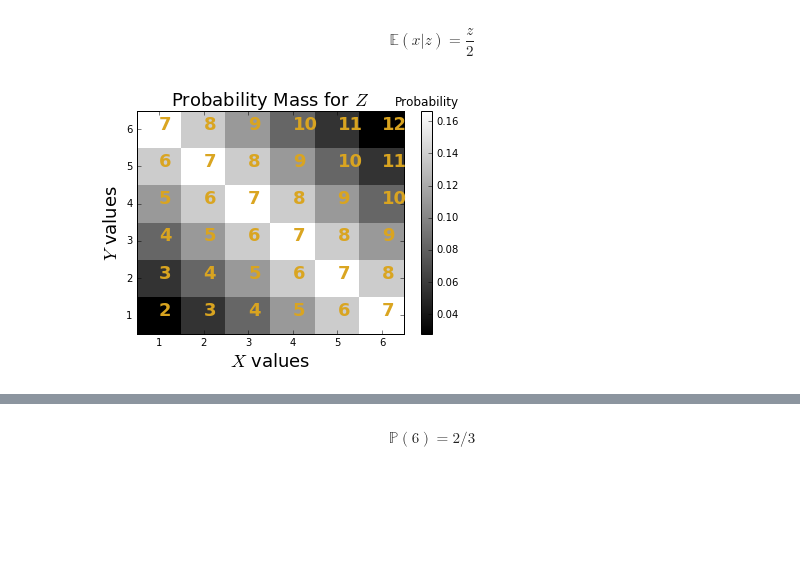
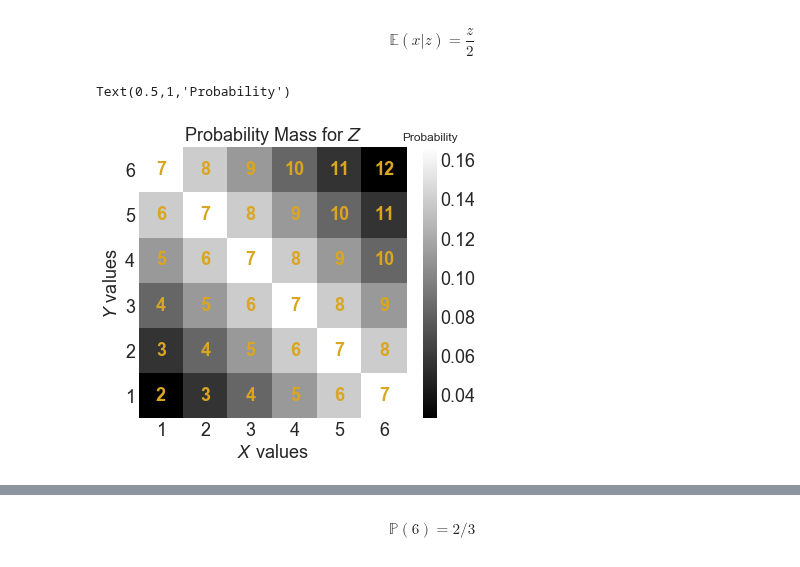
Before and after one commit to hvribeiro/MCSC1, a Jupyter notebook: aulas/02.1 - Introduction to probability.ipynb, the cells around one changed output, grey strips where cells are left out. Drawn from its saved outputs; the diff is of its cells as text; code cells hidden in the pictures; blank space fills up the shorter version.

Commit message:
add examples to probability notebook

```diff
--- a/aulas/02.1 - Introduction to probability.ipynb
+++ b/aulas/02.1 - Introduction to probability.ipynb
@@ -2125,33 +2155,37 @@ $$
 \mathbb{E}(x|z)  =\frac{z}{2}
 $$
 # %%
-%matplotlib inline
-
 from numpy import arange,array
 from matplotlib.pylab import subplots, cm
 from sympy import Integer
-fig,ax = subplots()
-v = arange(1,7) + arange(1,7)[:,None]
-foo=lambda i: density(z)[Integer(i)].evalf() # some tweaks to get a float out
-Zmass=array(map(foo,v.flat),dtype=float).reshape(6,6)
+
+fig,ax = subplots(figsize=(6,5))
+
+v = arange(1,7) + arange(1,7)[:,None] #list with all sum combinations
+
+foo = lambda i: density(z)[Integer(i)].evalf() # some tweaks to get a float out
+
+Zmass=array(list(map(foo,v.flat)),dtype=float).reshape(6,6)
 
 pc=ax.pcolor(arange(1,8),arange(1,8),Zmass,cmap=cm.gray)
-_=ax.set_xticks([(i+0.5) for i in range(1,7)])
-_=ax.set_xticklabels([str(i) for i in range(1,7)])
-_=ax.set_yticks([(i+0.5) for i in range(1,7)])
-_=ax.set_yticklabels([str(i) for i in range(1,7)])
+
+ax.set_xticks([(i+0.5) for i in range(1,7)])
+ax.set_xticklabels([str(i) for i in range(1,7)])
+ax.set_yticks([(i+0.5) for i in range(1,7)])
+ax.set_yticklabels([str(i) for i in range(1,7)])
+
 for i in range(1,7):
     for j in range(1,7):
-        _=ax.text(i+.5,j+.5,str(i+j),fontsize=18,fontweight='bold',color='goldenrod')
+        ax.text(i+.5,j+.5,str(i+j),fontsize=18, ha='center', va='center', fontweight='bold',color='goldenrod')
 
-_=ax.set_title(r'Probability Mass for $Z$',fontsize=18)
-_=ax.set_xlabel('$X$ values',fontsize=18)
-_=ax.set_ylabel('$Y$ values',fontsize=18);
+ax.set_title(r'Probability Mass for $Z$',fontsize=18)
+ax.set_xlabel('$X$ values',fontsize=18)
+ax.set_ylabel('$Y$ values',fontsize=18);
 cb=fig.colorbar(pc)
-_=cb.ax.set_title(r'Probability',fontsize=12)
-#fig.savefig('fig-probability/Conditional_expectation_MSE_001.png')
+cb.ax.set_title(r'Probability',fontsize=12)
 # %% [output]
+Text(0.5,1,'Probability')
-[figure, old version]
+[figure, new version]
 # %% [markdown]
 <!-- dom:FIGURE: [fig-probability/Conditional_expectation_MSE_001.png, width=500 frac=0.85] The values of $Z$ are in yellow with the corresponding values for $X$ and $Y$ on the axes. The gray scale colors indicate the underlying joint probability density. <div id="fig:Conditional_expectation_MSE_001"></div> -->
 <!-- begin figure -->
```
Also changed, not shown: parts of 187 cells of this notebook.
